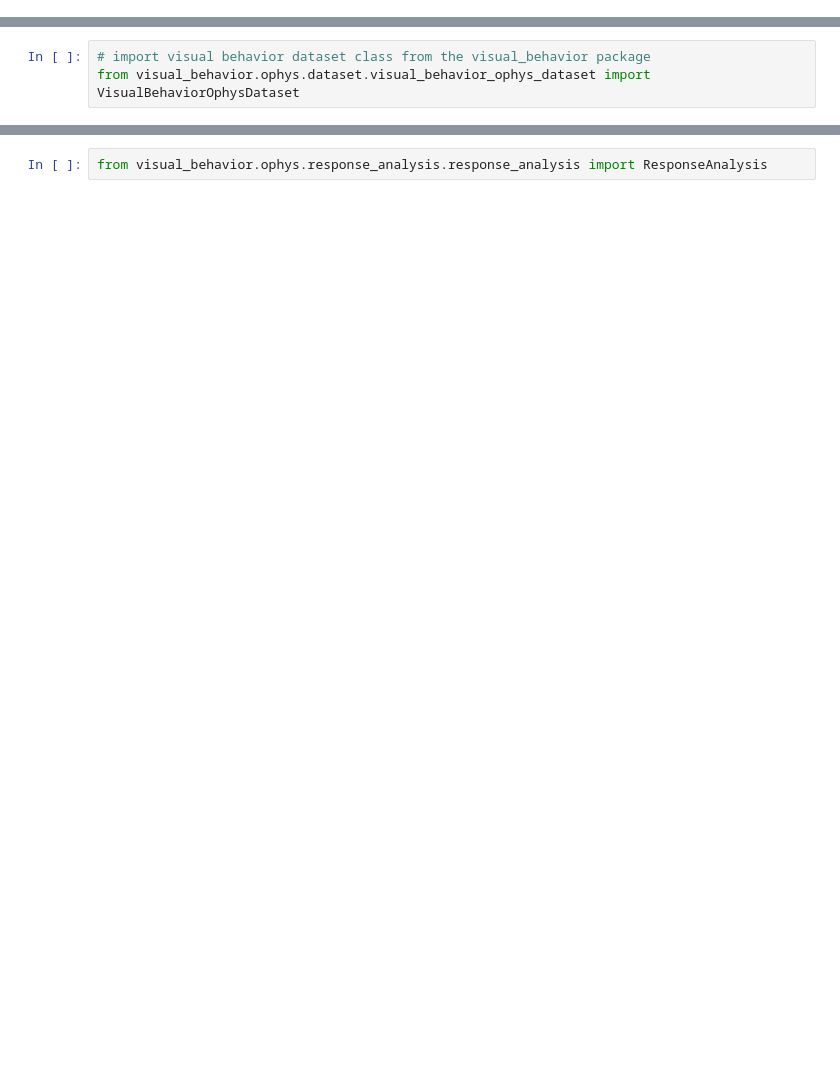
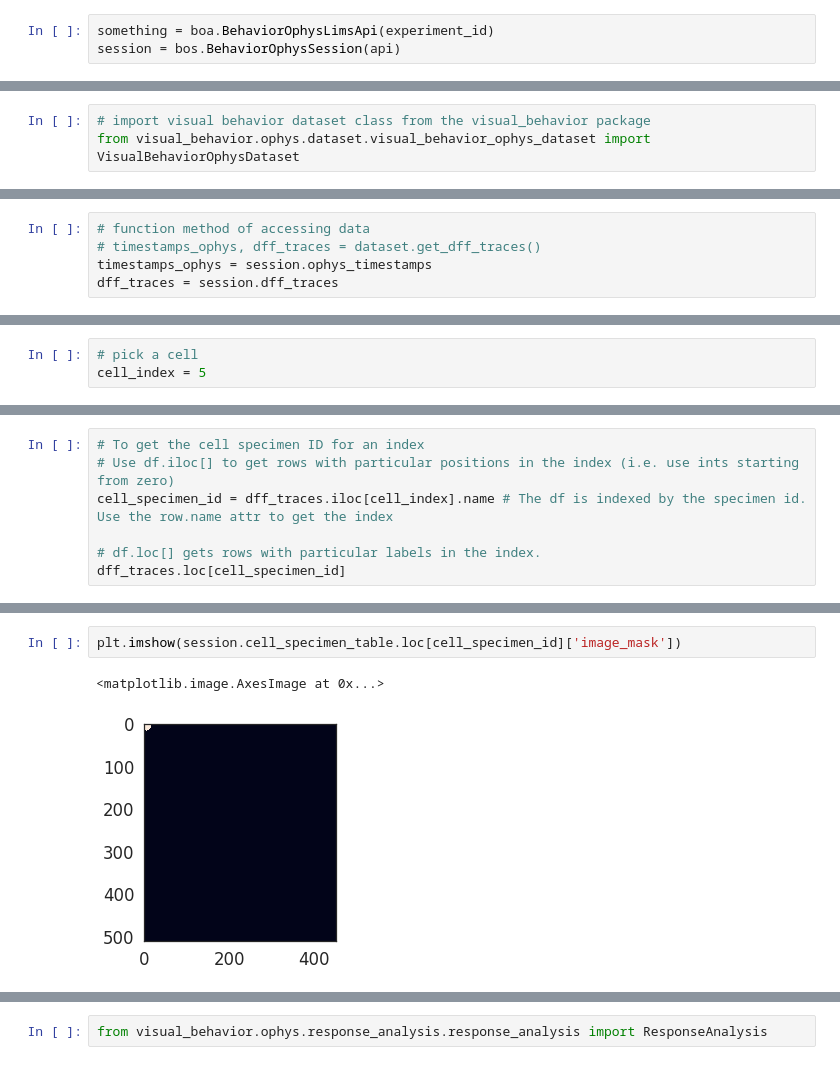
Before and after one commit to AllenInstitute/SWDB_2019, a Jupyter notebook: DynamicBrain/VisualBehavior_new.ipynb, the cells around one changed output, grey strips where cells are left out. Drawn from its saved outputs; the diff is of its cells as text; blank space fills up the shorter version.

```diff
--- a/DynamicBrain/VisualBehavior_new.ipynb
+++ b/DynamicBrain/VisualBehavior_new.ipynb
@@ -105,2 +126,5 @@ experiment_id = 719321260
+# %%
+something = boa.BehaviorOphysLimsApi(experiment_id)
+session = bos.BehaviorOphysSession(api)
 # %%
 manifest[manifest.experiment_id==experiment_id]
@@ -327,0 +245,5 @@ plt.legend(loc=9, bbox_to_anchor=(1.2,1))
+# %%
+# function method of accessing data
+# timestamps_ophys, dff_traces = dataset.get_dff_traces()
+timestamps_ophys = session.ophys_timestamps
+dff_traces = session.dff_traces
@@ -327,0 +272,3 @@ plt.legend(loc=9, bbox_to_anchor=(1.2,1))
+# %%
+# pick a cell
+cell_index = 5
@@ -327,0 +285,7 @@ plt.legend(loc=9, bbox_to_anchor=(1.2,1))
+# %%
+# To get the cell specimen ID for an index
+# Use df.iloc[] to get rows with particular positions in the index (i.e. use ints starting from zero)
+cell_specimen_id = dff_traces.iloc[cell_index].name # The df is indexed by the specimen id. Use the row.name attr to get the index
+
+# df.loc[] gets rows with particular labels in the index.
+dff_traces.loc[cell_specimen_id]
@@ -327,0 +306,5 @@ plt.legend(loc=9, bbox_to_anchor=(1.2,1))
+# %%
+plt.imshow(session.cell_specimen_table.loc[cell_specimen_id]['image_mask'])
+# %% [output]
+<matplotlib.image.AxesImage at 0x...>
+[figure, added]
```
Also changed, not shown: parts of 171 cells of this notebook.
